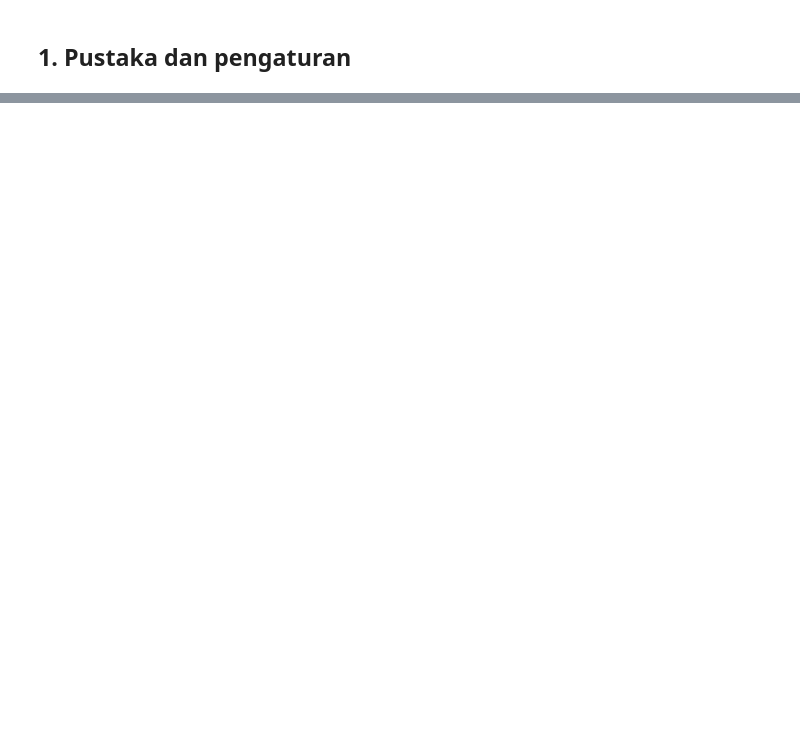
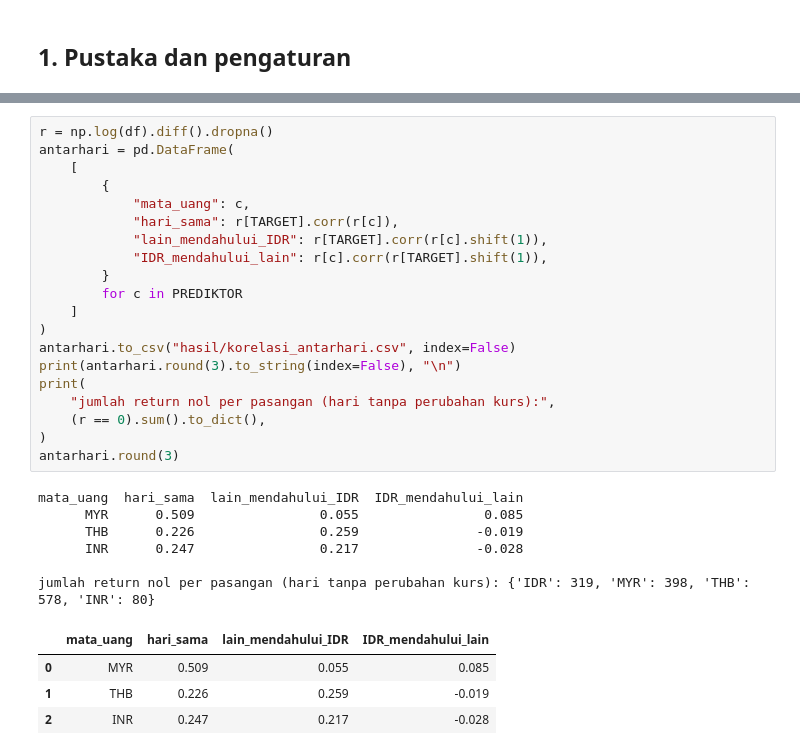
Before and after one commit to YosiaCoKR/bussines-exam, a Jupyter notebook: code.ipynb, the cells around one changed output, grey strips where cells are left out. Saved outputs shown, nothing was run; the diff lists cells and outputs as text; blank space fills up the shorter version.

```diff
--- a/code.ipynb
+++ b/code.ipynb
@@ -1016,0 +594,31 @@ tersimpan ../Artikel_Prediksi_Kurs_Rupiah_Kelompok2.docx
+# %%
+r = np.log(df).diff().dropna()
+antarhari = pd.DataFrame(
+    [
+        {
+            "mata_uang": c,
+            "hari_sama": r[TARGET].corr(r[c]),
+            "lain_mendahului_IDR": r[TARGET].corr(r[c].shift(1)),
+            "IDR_mendahului_lain": r[c].corr(r[TARGET].shift(1)),
+        }
+        for c in PREDIKTOR
+    ]
+)
+antarhari.to_csv("hasil/korelasi_antarhari.csv", index=False)
+print(antarhari.round(3).to_string(index=False), "\n")
+print(
+    "jumlah return nol per pasangan (hari tanpa perubahan kurs):",
+    (r == 0).sum().to_dict(),
+)
+antarhari.round(3)
+# %% [output]
+mata_uang  hari_sama  lain_mendahului_IDR  IDR_mendahului_lain
+      MYR      0.509                0.055                0.085
+      THB      0.226                0.259               -0.019
+      INR      0.247                0.217               -0.028
+
+jumlah return nol per pasangan (hari tanpa perubahan kurs): {'IDR': 319, 'MYR': 398, 'THB': 578, 'INR': 80}
+|  | mata_uang | hari_sama | lain_mendahului_IDR | IDR_mendahului_lain |
+| 0 | MYR | 0.509 | 0.055 | 0.085 |
+| 1 | THB | 0.226 | 0.259 | -0.019 |
+| 2 | INR | 0.247 | 0.217 | -0.028 |
```
Also changed, not shown: parts of 45 cells of this notebook, 20 other files.
